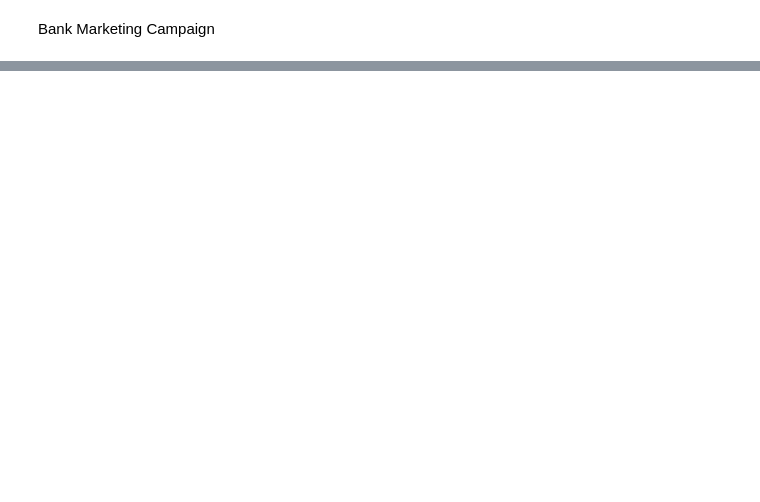
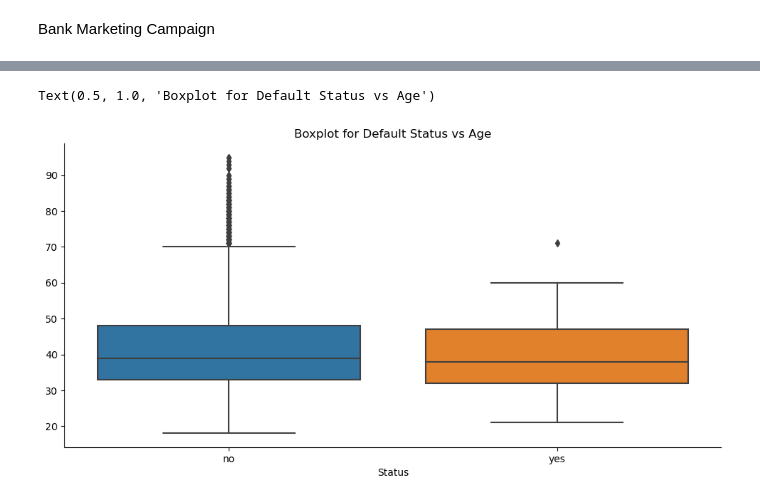
Before and after one commit to CoolBeansProgramming/Bank-Marketing-Campaign, a Jupyter notebook: main.ipynb, the cells around one changed output, grey strips where cells are left out. Saved outputs shown, nothing was run; the diff lists cells and outputs as text; code cells hidden in the pictures; blank space fills up the shorter version.

```diff
--- a/main.ipynb
+++ b/main.ipynb
@@ -73,0 +138,10 @@ df.head()
+# %%
+# default status and age
+
+sns.catplot(x="default_status", y="age", data=df, kind="box", aspect=2)
+plt.xlabel("Status")
+plt.ylabel("")
+plt.title("Boxplot for Default Status vs Age")
+# %% [output]
+Text(0.5, 1.0, 'Boxplot for Default Status vs Age')
+[figure, added]
```
Also changed, not shown: parts of 9 cells of this notebook.
